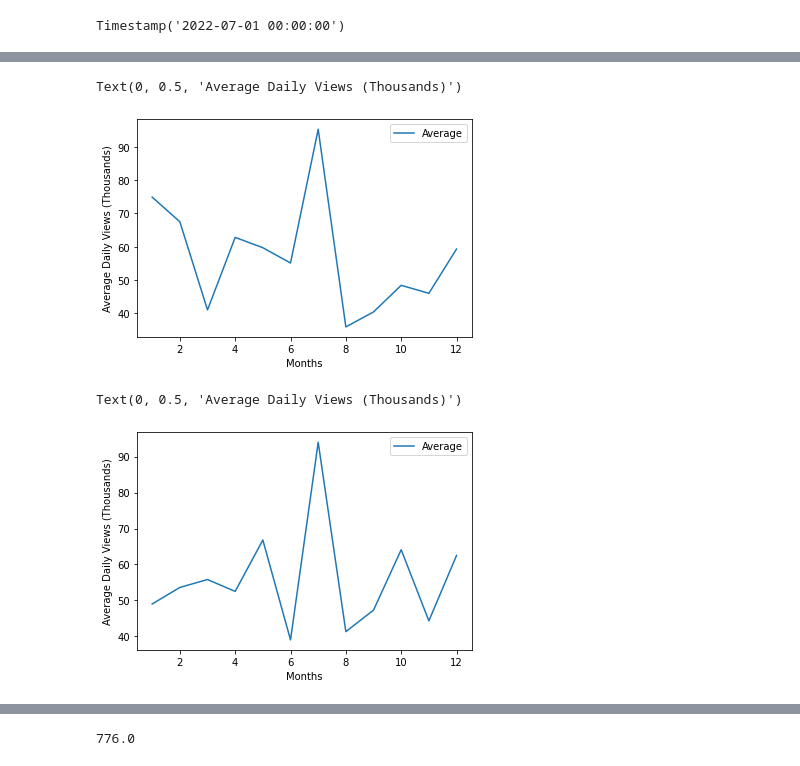
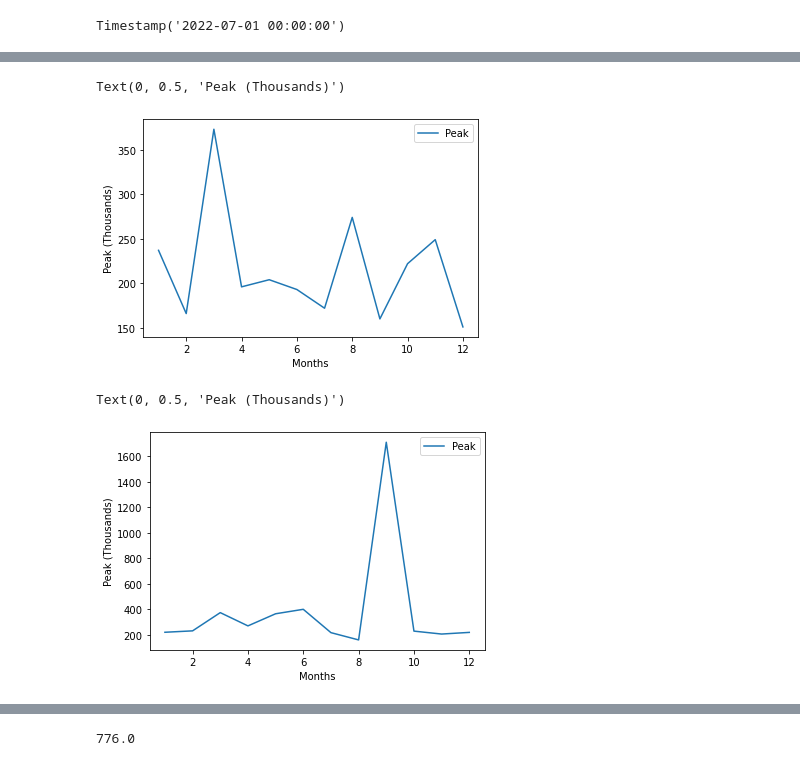
Before and after one commit to rgthomps/Predicting-Success-on-Youtube, a Jupyter notebook: Untitled.ipynb, the cells around one changed output, grey strips where cells are left out. Saved outputs shown, nothing was run; the diff lists cells and outputs as text; code cells hidden in the pictures.

```diff
--- a/Untitled.ipynb
+++ b/Untitled.ipynb
@@ -138,7 +177,7 @@ year_2019 = twitch_viewers.loc[twitch_viewers['Year'] == 2019]
 # %%
-ax = year_2019.plot.line(x='Months', y='Average',rot=0)
+ax = year_2020.plot.line(x='Months', y='Peak',rot=0)
 ax.set_xlabel("Months")
-ax.set_ylabel("Average Daily Views (Thousands)")
+ax.set_ylabel("Peak (Thousands)")
 # %% [output]
-Text(0, 0.5, 'Average Daily Views (Thousands)')
+Text(0, 0.5, 'Peak (Thousands)')
-[figure, old version]
+[figure, new version]
@@ -147,7 +184,9 @@ year_2018 = twitch_viewers.loc[twitch_viewers['Year'] == 2018]
 # %%
-ax = year_2018.plot.line(x='Months', y='Average',rot=0)
+year_2021 = twitch_viewers.loc[twitch_viewers['Year'] == 2021]
+
+ax = year_2021.plot.line(x='Months', y='Peak',rot=0)
 ax.set_xlabel("Months")
-ax.set_ylabel("Average Daily Views (Thousands)")
+ax.set_ylabel("Peak (Thousands)")
 # %% [output]
-Text(0, 0.5, 'Average Daily Views (Thousands)')
+Text(0, 0.5, 'Peak (Thousands)')
-[figure, old version]
+[figure, new version]
```
Also changed, not shown: parts of 32 cells of this notebook, 3 other files.
